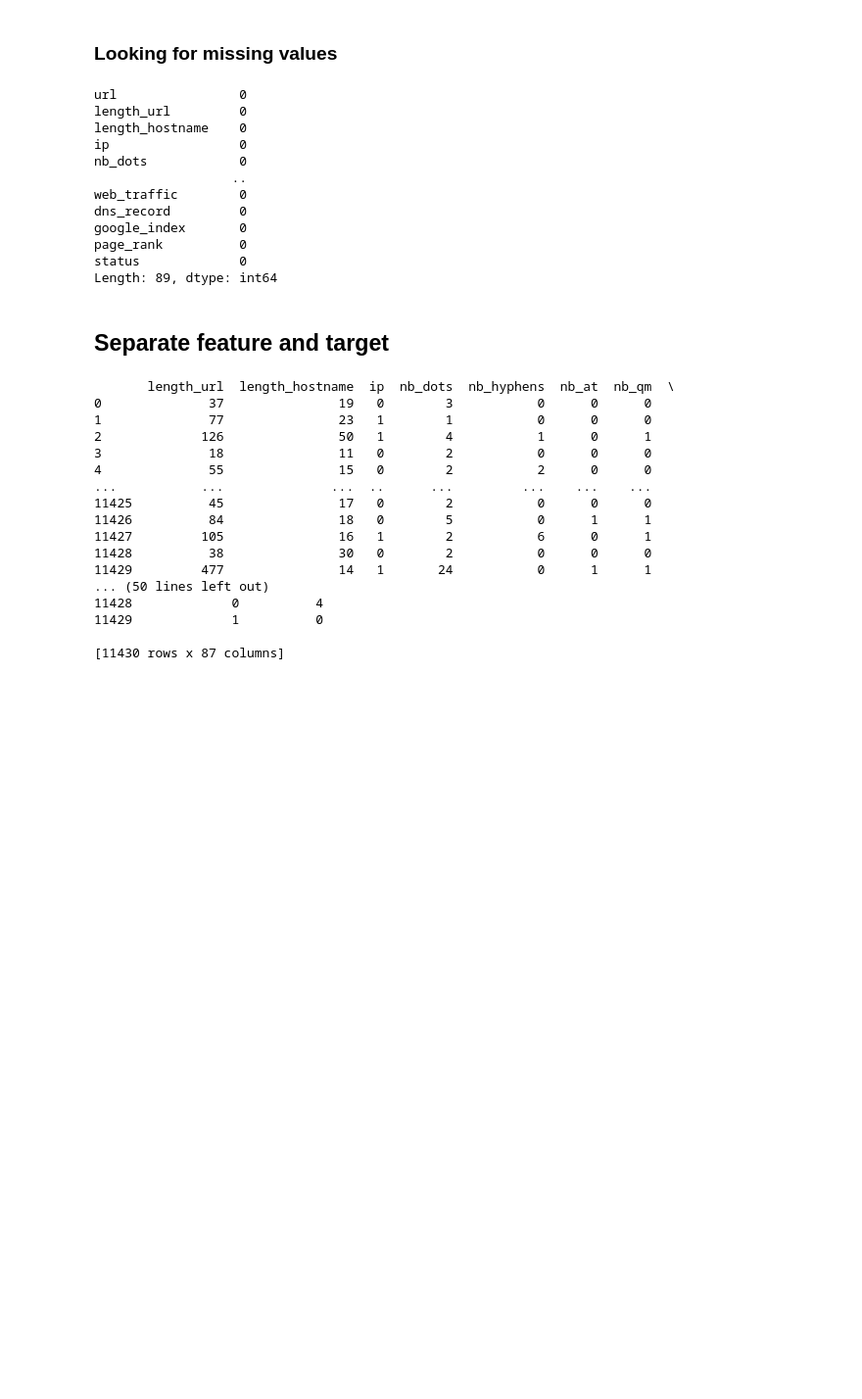
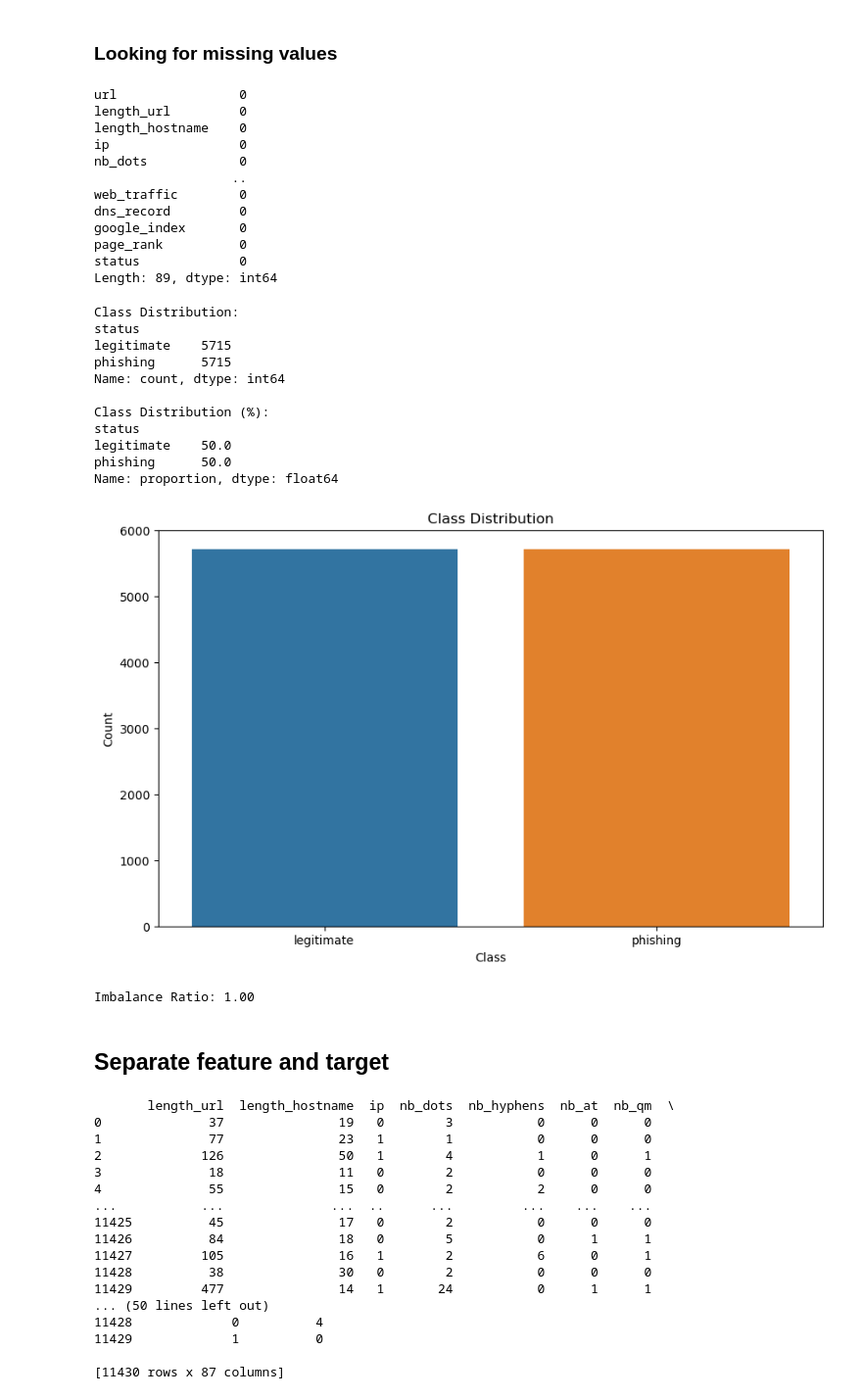
Before and after one commit to Kushank1203/Phishing-Website, a Jupyter notebook: phishingWebsite.ipynb, the cells around one changed output. Shown at 98% size. Drawn from its saved outputs; the diff is of its cells as text; code cells hidden in the pictures; blank space fills up the shorter version.

```diff
--- a/phishingWebsite.ipynb
+++ b/phishingWebsite.ipynb
@@ -102,6 +102,41 @@ google_index       0
 page_rank          0
 status             0
 Length: 89, dtype: int64
+# %%
+# Check class distribution
+target_counts = df['status'].value_counts()
+target_percentages = df['status'].value_counts(normalize=True) * 100
+
+print("Class Distribution:")
+print(target_counts)
+print("\nClass Distribution (%):")
+print(target_percentages)
+
+# Visualize class distribution
+plt.figure(figsize=(10, 6))
+sns.barplot(x=target_counts.index, y=target_counts.values)
+plt.title('Class Distribution')
+plt.xlabel('Class')
+plt.ylabel('Count')
+plt.show()
+
+# Calculate imbalance ratio
+imbalance_ratio = target_counts.max() / target_counts.min()
+print(f"\nImbalance Ratio: {imbalance_ratio:.2f}")
+# %% [output]
+Class Distribution:
+status
+legitimate    5715
+phishing      5715
+Name: count, dtype: int64
+
+Class Distribution (%):
+status
+legitimate    50.0
+phishing      50.0
+Name: proportion, dtype: float64
+[figure, added]
+Imbalance Ratio: 1.00
 # %% [markdown]
 ## Separate feature and target
 # %%
```
Also changed, not shown: parts of 20 cells of this notebook.
